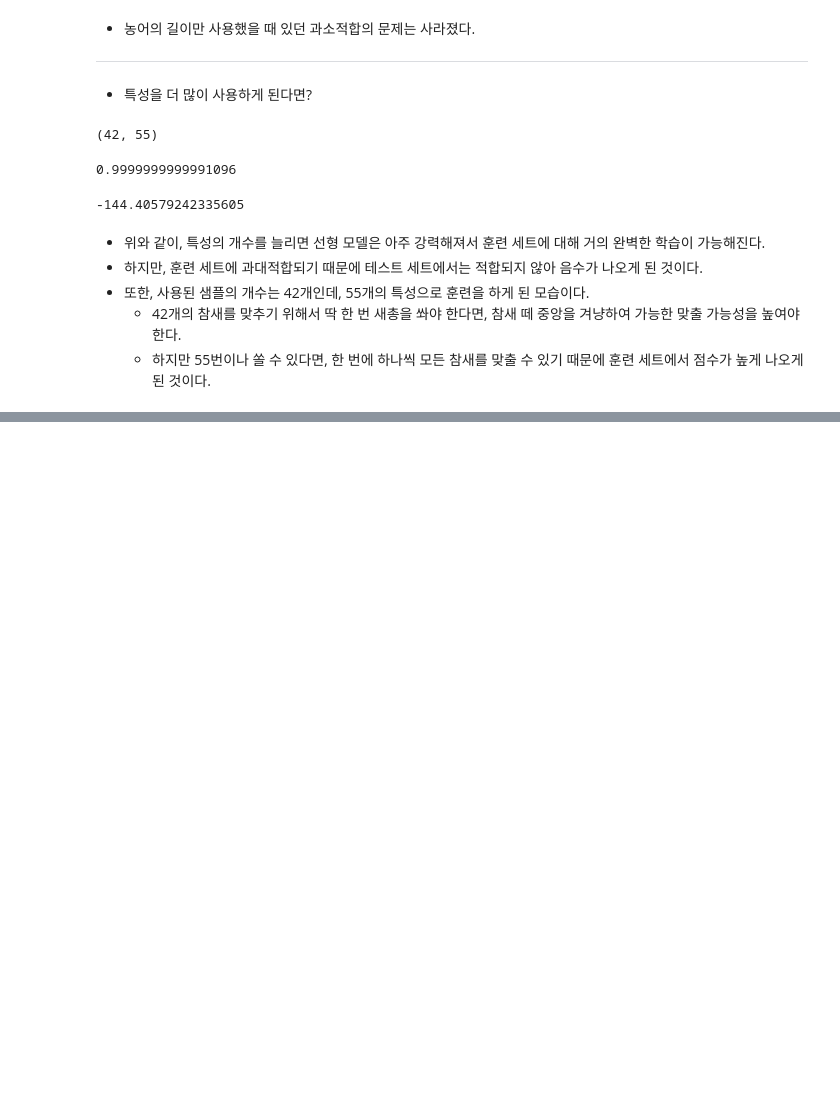
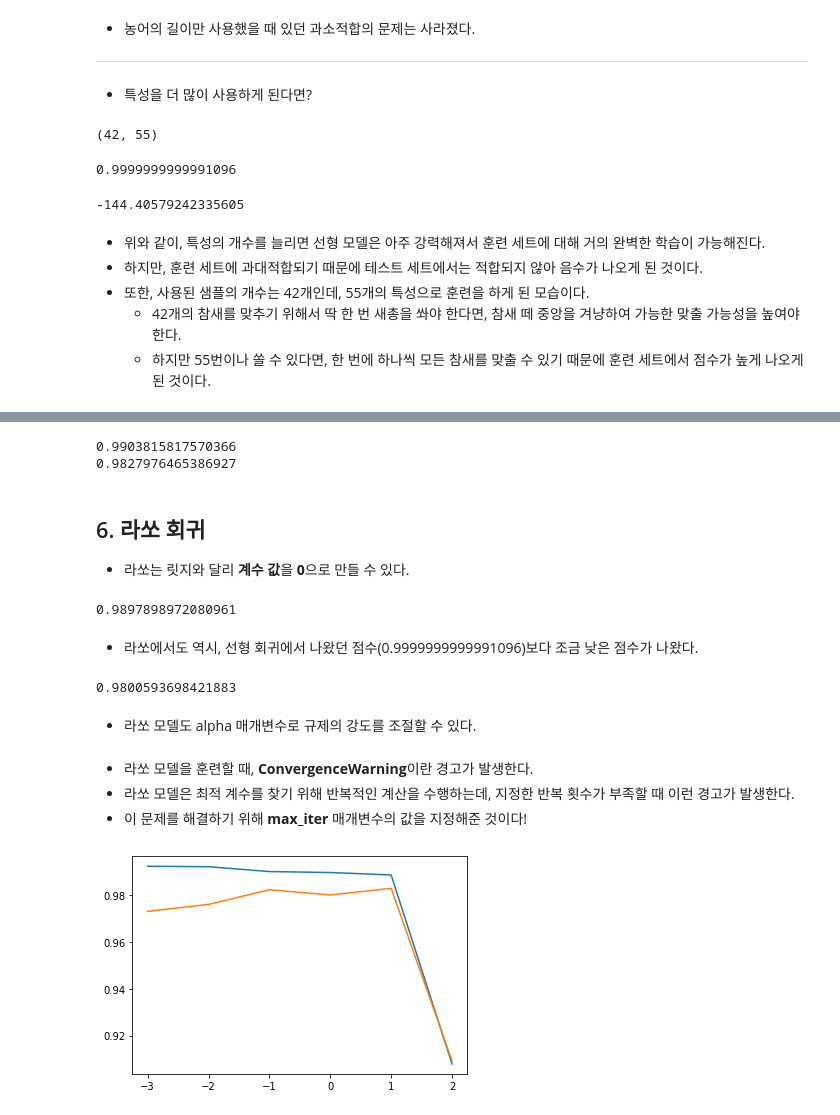
Before and after one commit to Leena-GO/Self-study, a Jupyter notebook: 혼공머신/혼자_공부하는_머신러닝_+_딥러닝_03__특성_공학과_규제.ipynb, the cells around one changed output, grey strips where cells are left out. Cells and saved outputs as stored; diff of their text form; code cells hidden in the pictures; blank space fills up the shorter version.

```diff
--- a/혼공머신/혼자_공부하는_머신러닝_+_딥러닝_03__특성_공학과_규제.ipynb
+++ b/혼공머신/혼자_공부하는_머신러닝_+_딥러닝_03__특성_공학과_규제.ipynb
@@ -311,0 +442,55 @@ lr.score(test_poly, test_target)
+# %%
+ridge = Ridge(alpha = 0.1)
+ridge.fit(train_scaled, train_target)
+
+
+print(ridge.score(train_scaled, train_target))
+print(ridge.score(test_scaled, test_target))
+# %% [output]
+0.9903815817570366
+0.9827976465386927
+# %% [markdown]
+## 6. 라쏘 회귀
+- 라쏘는 릿지와 달리 **계수 값**을 **0**으로 만들 수 있다.
+# %%
+from sklearn.linear_model import Lasso
+lasso = Lasso()
+lasso.fit(train_scaled, train_target)
+lasso.score(train_scaled, train_target)
+# %% [output]
+0.9897898972080961
+# %% [markdown]
+- 라쏘에서도 역시, 선형 회귀에서 나왔던 점수(0.9999999999991096)보다 조금 낮은 점수가 나왔다.
+# %%
+lasso.score(test_scaled, test_target)
+# %% [output]
+0.9800593698421883
+# %% [markdown]
+- 라쏘 모델도 alpha 매개변수로 규제의 강도를 조절할 수 있다.
+# %%
+train_score = []
+test_score = []
+
+alpha_list = [0.001, 0.01, 0.1, 1, 10, 100]
+
+for alpha in alpha_list:
+
+  #라쏘 모델 만들기
+  lasso = Lasso(alpha = alpha, max_iter = 10000)
+
+  #라쏘 모델 훈련
+  lasso.fit(train_scaled, train_target)
+
+  #훈련 점수와 테스트 점수 저장
+  train_score.append(lasso.score(train_scaled, train_target))
+  test_score.append(lasso.score(test_scaled, test_target))
+# %% [markdown]
+- 라쏘 모델을 훈련할 때, **ConvergenceWarning**이란 경고가 발생한다.
+- 라쏘 모델은 최적 계수를 찾기 위해 반복적인 계산을 수행하는데, 지정한 반복 횟수가 부족할 때 이런 경고가 발생한다.
+- 이 문제를 해결하기 위해 **max_iter** 매개변수의 값을 지정해준 것이다!
+# %%
+plt.plot(np.log10(alpha_list), train_score)
+plt.plot(np.log10(alpha_list), test_score)
+plt.show()
+# %% [output]
+[figure, added]
```
Also changed, not shown: parts of 21 cells of this notebook.
